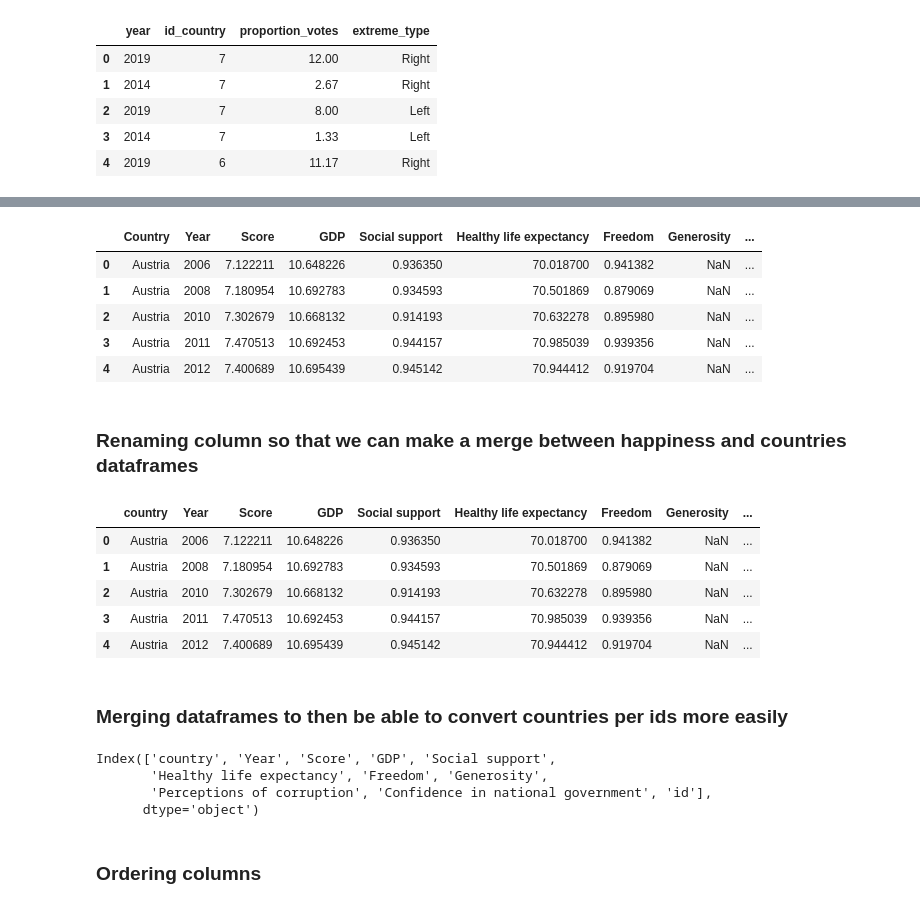
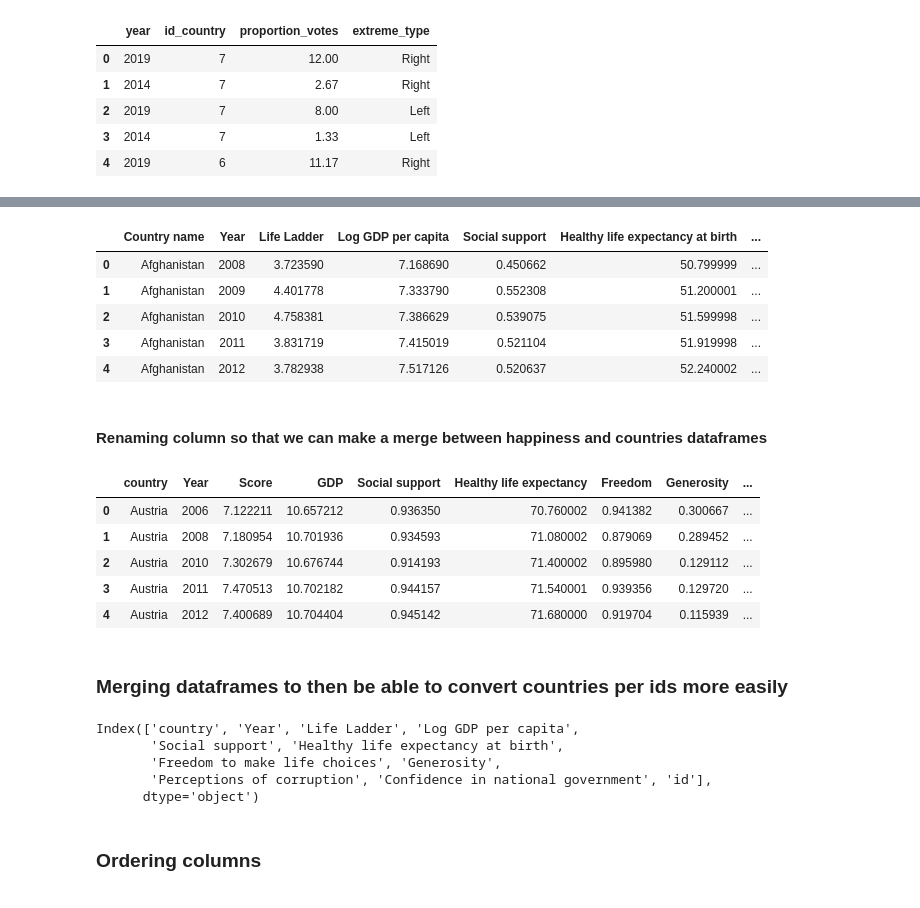
Before and after one commit to ChaotingChang/Project-Week-3-Data-Thieves, a Jupyter notebook: your-project/03. Data Cleaning.ipynb, the cells around one changed output, grey strips where cells are left out. Cells and saved outputs as stored; diff of their text form; code cells hidden in the pictures.

Commit message:
addition of consistent hapiness report

```diff
--- a/your-project/03. Data Cleaning.ipynb
+++ b/your-project/03. Data Cleaning.ipynb
@@ -215,13 +216,15 @@ elections.to_csv("../Data/Elections_10_countries.csv", index=False)
 # %%
-happiness = pd.read_csv("../Data/backup_raw_data/happiness_all_raw.csv")
+#happiness = pd.read_csv("../Data/backup_raw_data/happiness_all_raw.csv")
+happiness_cons = pd.read_csv("../Data/backup_raw_data/happiness_all_raw_consistent_eval.csv")
-# %%
-happiness.head()
-# %% [output]
-|  | Country | Year | Score | GDP | Social support | Healthy life expectancy | Freedom | Generosity | ... |
-| 0 | Austria | 2006 | 7.122211 | 10.648226 | 0.936350 | 70.018700 | 0.941382 | NaN | ... |
-| 1 | Austria | 2008 | 7.180954 | 10.692783 | 0.934593 | 70.501869 | 0.879069 | NaN | ... |
-| 2 | Austria | 2010 | 7.302679 | 10.668132 | 0.914193 | 70.632278 | 0.895980 | NaN | ... |
-| 3 | Austria | 2011 | 7.470513 | 10.692453 | 0.944157 | 70.985039 | 0.939356 | NaN | ... |
-| 4 | Austria | 2012 | 7.400689 | 10.695439 | 0.945142 | 70.944412 | 0.919704 | NaN | ... |
+# %%
+#happiness.head()
+happiness_cons.head()
+# %% [output]
+|  | Country name | Year | Life Ladder | Log GDP per capita | Social support | Healthy life expectancy at birth | ... |
+| 0 | Afghanistan | 2008 | 3.723590 | 7.168690 | 0.450662 | 50.799999 | ... |
+| 1 | Afghanistan | 2009 | 4.401778 | 7.333790 | 0.552308 | 51.200001 | ... |
+| 2 | Afghanistan | 2010 | 4.758381 | 7.386629 | 0.539075 | 51.599998 | ... |
+| 3 | Afghanistan | 2011 | 3.831719 | 7.415019 | 0.521104 | 51.919998 | ... |
+| 4 | Afghanistan | 2012 | 3.782938 | 7.517126 | 0.520637 | 52.240002 | ... |
 # %% [markdown]
-### Renaming column so that we can make a merge between happiness and countries dataframes
+#### Renaming column so that we can make a merge between happiness and countries dataframes
@@ -230,12 +231,19 @@ happiness = happiness.rename(columns={"Country":"country"})
-# %%
-happiness.head()
-# %% [output]
-|  | country | Year | Score | GDP | Social support | Healthy life expectancy | Freedom | Generosity | ... |
-| 0 | Austria | 2006 | 7.122211 | 10.648226 | 0.936350 | 70.018700 | 0.941382 | NaN | ... |
-| 1 | Austria | 2008 | 7.180954 | 10.692783 | 0.934593 | 70.501869 | 0.879069 | NaN | ... |
-| 2 | Austria | 2010 | 7.302679 | 10.668132 | 0.914193 | 70.632278 | 0.895980 | NaN | ... |
-| 3 | Austria | 2011 | 7.470513 | 10.692453 | 0.944157 | 70.985039 | 0.939356 | NaN | ... |
-| 4 | Austria | 2012 | 7.400689 | 10.695439 | 0.945142 | 70.944412 | 0.919704 | NaN | ... |
+# %%
+#happiness = happiness.rename(columns={"Country":"country"})
+happiness_cons = happiness_cons.rename(columns={"Country name":"country", "Life Ladder":"Score",
+                                                "Log GDP per capita":"GDP",
+                                                "Healthy life expectancy at birth":"Healthy life expectancy",
+                                                "Freedom to make life choices":"Freedom"})
+# %%
+#happiness.head()
+happiness_cons.head()
+# %% [output]
+|  | country | Year | Score | GDP | Social support | Healthy life expectancy | Freedom | Generosity | ... |
+| 0 | Austria | 2006 | 7.122211 | 10.657212 | 0.936350 | 70.760002 | 0.941382 | 0.300667 | ... |
+| 1 | Austria | 2008 | 7.180954 | 10.701936 | 0.934593 | 71.080002 | 0.879069 | 0.289452 | ... |
+| 2 | Austria | 2010 | 7.302679 | 10.676744 | 0.914193 | 71.400002 | 0.895980 | 0.129112 | ... |
+| 3 | Austria | 2011 | 7.470513 | 10.702182 | 0.944157 | 71.540001 | 0.939356 | 0.129720 | ... |
+| 4 | Austria | 2012 | 7.400689 | 10.704404 | 0.945142 | 71.680000 | 0.919704 | 0.115939 | ... |
 # %% [markdown]
 ### Merging dataframes to then be able to convert countries per ids more easily
 # %%
@@ -243,10 +252,12 @@ happiness = pd.merge(happiness,countries,on="country")
-# %%
-happiness.columns
-# %% [output]
-Index(['country', 'Year', 'Score', 'GDP', 'Social support',
-       'Healthy life expectancy', 'Freedom', 'Generosity',
-       'Perceptions of corruption', 'Confidence in national government', 'id'],
-      dtype='object')
+# %%
+#happiness.columns
+happiness_cons.columns
+# %% [output]
+Index(['country', 'Year', 'Life Ladder', 'Log GDP per capita',
+       'Social support', 'Healthy life expectancy at birth',
+       'Freedom to make life choices', 'Generosity',
+       'Perceptions of corruption', 'Confidence in national government', 'id'],
+      dtype='object')
 # %% [markdown]
 ### Ordering columns
 # %%
```
Also changed, not shown: parts of 30 cells of this notebook, 2 other files.
